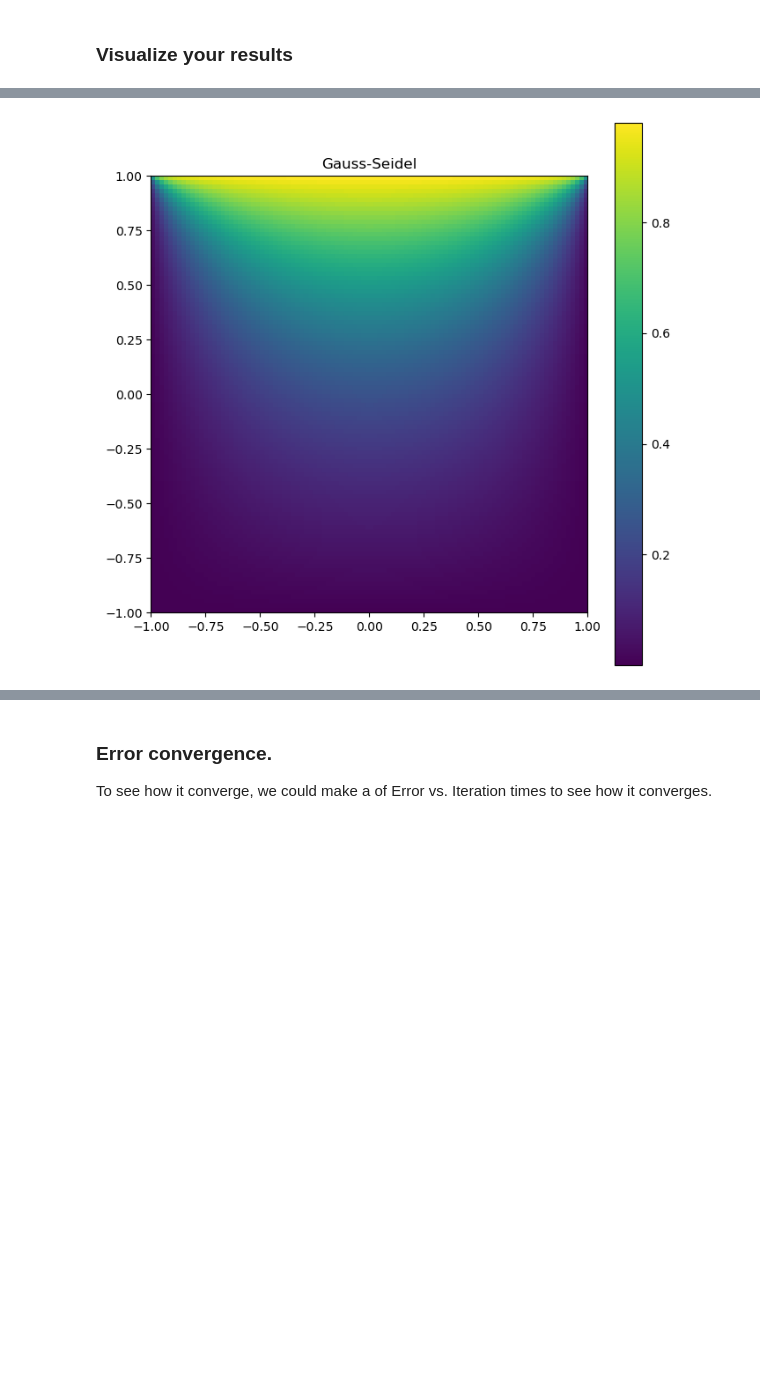
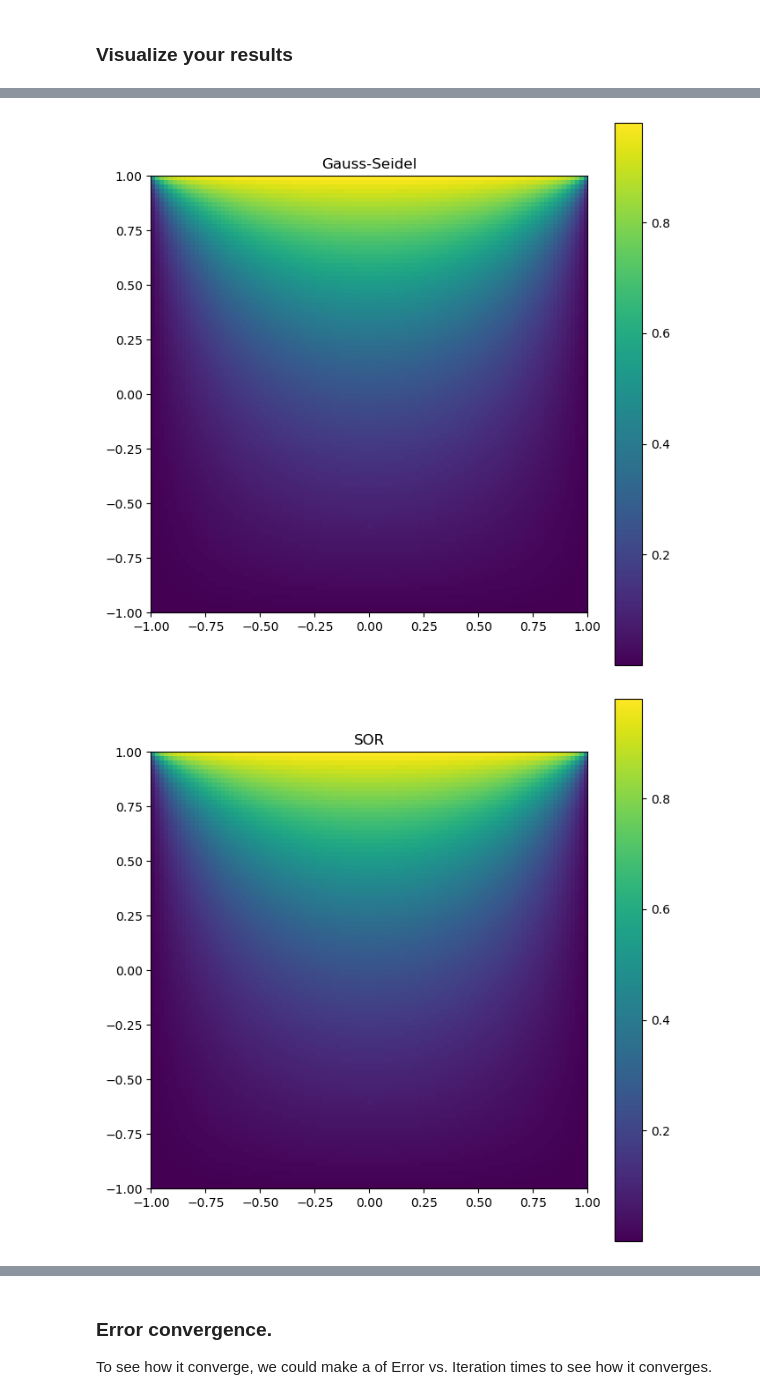
Before and after one commit to gary20000915/ComputationalPhysicsLab, a Jupyter notebook: Lab3/2_iteractive_methods.ipynb, the cells around one changed output, grey strips where cells are left out. Cells and saved outputs as stored; diff of their text form; code cells hidden in the pictures; blank space fills up the shorter version.

```diff
--- a/Lab3/2_iteractive_methods.ipynb
+++ b/Lab3/2_iteractive_methods.ipynb
@@ -73,24 +120,44 @@ Done!
 # %% [markdown]
 ### Visualize your results
 # %%
+
 # prune the margins
 j_u = np.delete(j_u, (0, -1), 0)
 j_u = np.delete(j_u, (0, -1), 1)
 
 figure(figsize=(8, 8), dpi=100)
 plt.imshow(j_u, origin = 'lower', extent=[-1, 1, -1, 1])
 plt.colorbar()
 plt.title("Jacobi")
 plt.show()
 
 g_u = np.delete(g_u, (0, -1), 0)
 g_u = np.delete(g_u, (0, -1), 1)
 
 figure(figsize=(8, 8), dpi=100)
 plt.imshow(g_u, origin = 'lower', extent=[-1, 1, -1, 1])
 plt.colorbar()
 plt.title("Gauss-Seidel")
 plt.show()
+
+s_u = np.delete(s_u, (0, -1), 0)
+s_u = np.delete(s_u, (0, -1), 1)
+
+figure(figsize=(8, 8), dpi=100)
+plt.imshow(s_u, origin = 'lower', extent=[-1, 1, -1, 1])
+plt.colorbar()
+plt.title("SOR")
+plt.show()
+
+m_u = np.delete(m_u, (0, -1), 0)
+m_u = np.delete(m_u, (0, -1), 1)
+
+figure(figsize=(8, 8), dpi=100)
+plt.imshow(m_u, origin = 'lower', extent=[-1, 1, -1, 1])
+plt.colorbar()
+plt.title("multi")
+plt.show()
 # %% [output]
 [figure]
 [figure]
+[figure, added]
```
Also changed, not shown: parts of 10 cells of this notebook, 1 other file.
